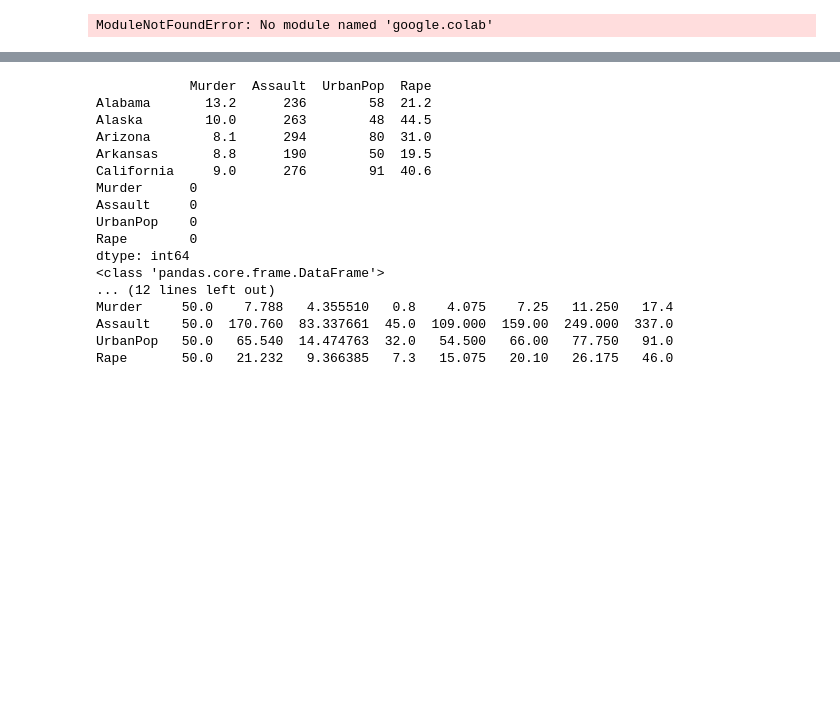
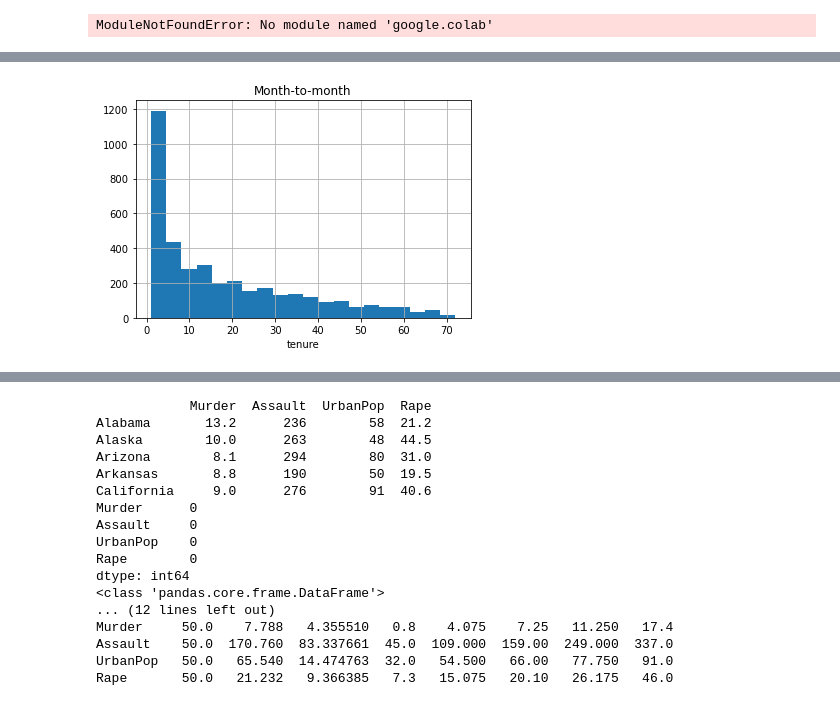
Before and after one commit to Bahar-K/Codes, a Jupyter notebook: Miuul/MiuulCodes.ipynb, the cells around one changed output, grey strips where cells are left out. Drawn from its saved outputs; the diff is of its cells as text; code cells hidden in the pictures; blank space fills up the shorter version.

```diff
--- a/Miuul/MiuulCodes.ipynb
+++ b/Miuul/MiuulCodes.ipynb
@@ -6317,0 +6617,9 @@ ModuleNotFoundError: No module named 'google.colab'
+# %%
+#1 aylık ve iki yıl üzeri kontratlardan kaynaklı tenure içerisinde bir dağılım farklılığı varmış. Bunun aslında modelde etkili olmasını bekleriz.
+df[df["Contract"] == "Month-to-month"]["tenure"].hist(bins=20)
+plt.xlabel("tenure")
+plt.title("Month-to-month")
+plt.show()
+# Contract aydan aya olanlar pek uzun süre kalmıyor diyebiliriz.
+# %% [output]
+[figure, added]
```
Also changed, not shown: parts of 59 cells of this notebook.
